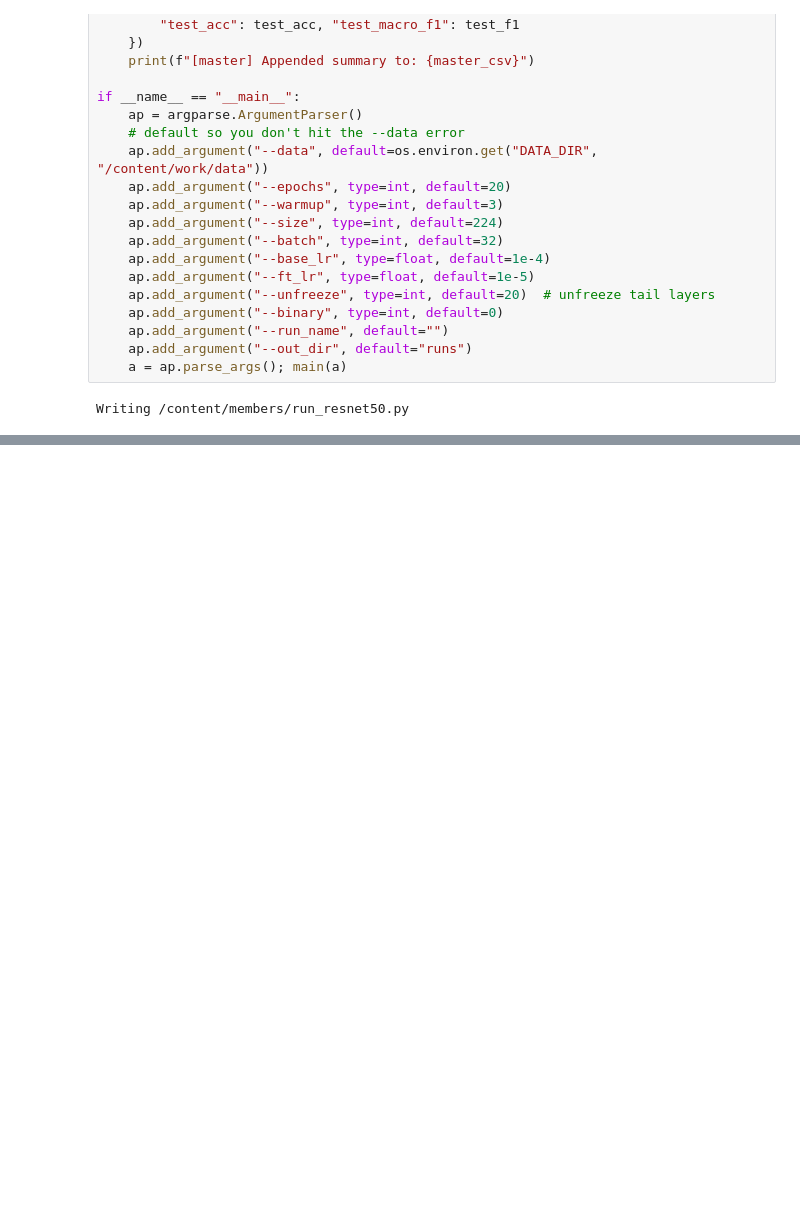
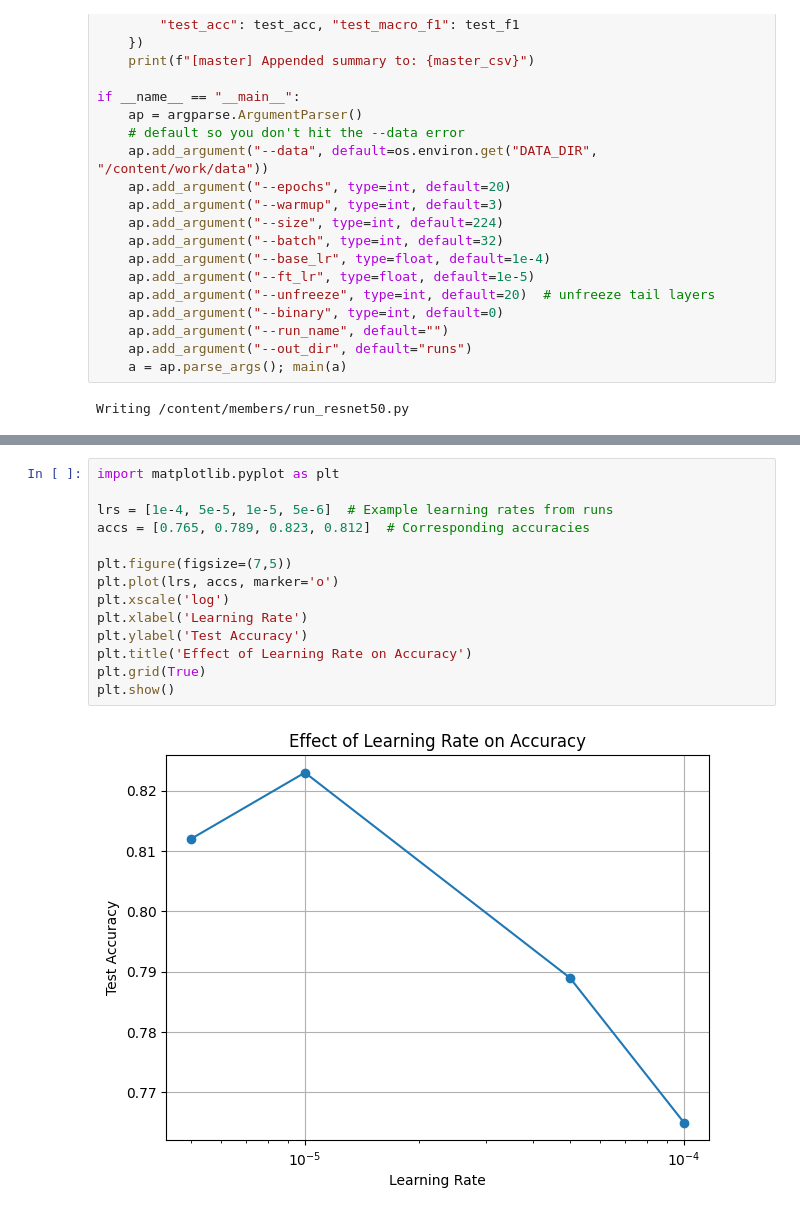
Before and after one commit to kasundi2002/Deep-Learning-Project, a Jupyter notebook: members/SkinCancerClassification_ResNet50.ipynb, the cells around one changed output, grey strips where cells are left out. Saved outputs shown, nothing was run; the diff lists cells and outputs as text; blank space fills up the shorter version.

```diff
--- a/members/SkinCancerClassification_ResNet50.ipynb
+++ b/members/SkinCancerClassification_ResNet50.ipynb
@@ -704,0 +1129,16 @@ timestamp,run_name,data,img_size,batch,warmup,epochs,unfreeze,base_lr,ft_lr,bina
+# %%
+import matplotlib.pyplot as plt
+
+lrs = [1e-4, 5e-5, 1e-5, 5e-6]  # Example learning rates from runs
+accs = [0.765, 0.789, 0.823, 0.812]  # Corresponding accuracies
+
+plt.figure(figsize=(7,5))
+plt.plot(lrs, accs, marker='o')
+plt.xscale('log')
+plt.xlabel('Learning Rate')
+plt.ylabel('Test Accuracy')
+plt.title('Effect of Learning Rate on Accuracy')
+plt.grid(True)
+plt.show()
+# %% [output]
+[figure, added]
```
Also changed, not shown: parts of 40 cells of this notebook.
